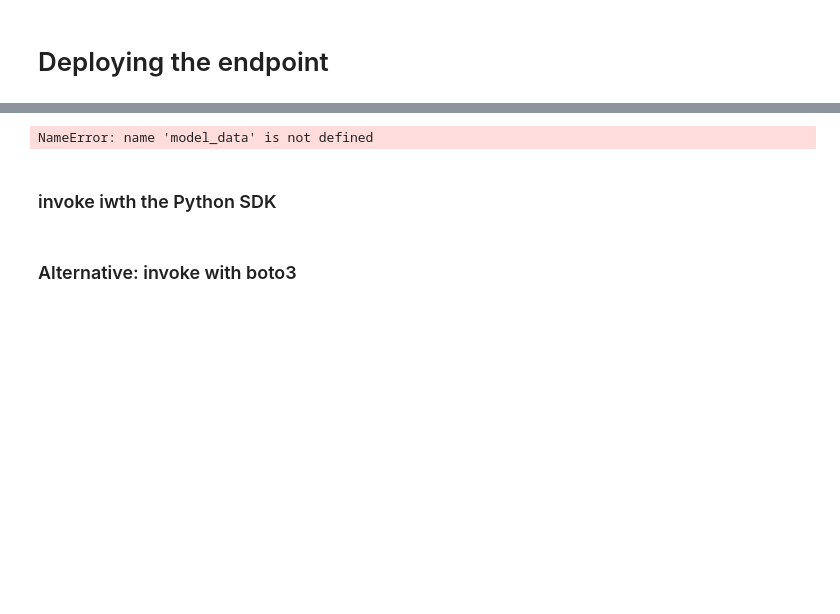
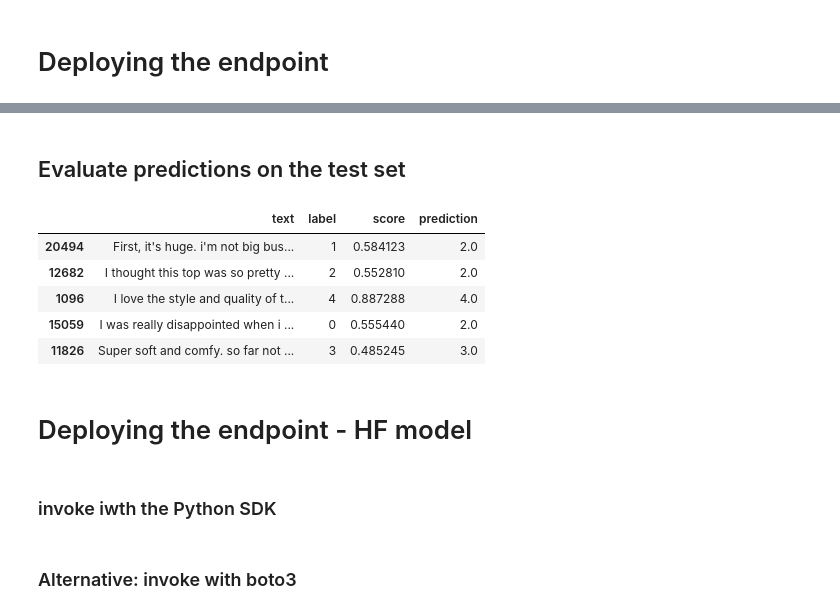
Before and after one commit to Amirosimani/nlp_on_sagemaker, a Jupyter notebook: finetuning_huggingface.ipynb, the cells around one changed output, grey strips where cells are left out. Cells and saved outputs as stored; diff of their text form; code cells hidden in the pictures; blank space fills up the shorter version.

Commit message:
endpoint deployed and tested

```diff
--- a/finetuning_huggingface.ipynb
+++ b/finetuning_huggingface.ipynb
@@ -295,14 +301,45 @@ huggingface_estimator.
+# %% [markdown]
+## Evaluate predictions on the test set
+# %%
+payload = {"inputs": test['text'].tolist()}
+# %%
+pred_list = []
+for idx, row in test.iterrows():
+    payload = {"inputs": row['text']}
+    pred = predictor.predict(payload)[0]
+
+    # rename label to prediction
+    pred['prediction'] = pred.pop('label')
+    # convert prediction value to int
+    pred['prediction'] = int(pred['prediction'].replace('LABEL_', ''))
+    pred_list.append(pred)
+# %%
+test['prediction'] = pred_list
+# %%
+df_test = pd.concat([test.drop(['prediction'], axis=1), test['prediction'].apply(pd.Series)], axis=1)
+# %%
+df_test.head()
+# %% [output]
+|  | text | label | score | prediction |
+| 20494 | First, it's huge. i'm not big bus... | 1 | 0.584123 | 2.0 |
+| 12682 | I thought this top was so pretty ... | 2 | 0.552810 | 2.0 |
+| 1096 | I love the style and quality of t... | 4 | 0.887288 | 4.0 |
+| 15059 | I was really disappointed when i ... | 0 | 0.555440 | 2.0 |
+| 11826 | Super soft and comfy. so far not ... | 3 | 0.485245 | 3.0 |
+# %% [markdown]
+# Deploying the endpoint - HF model
 # %%
+model_name = 'huggingface-finetune'
+
 # create Hugging Face Model Class
 huggingface_model = HuggingFaceModel(
-   model_data=model_data, # S3 path to your trained sagemaker model
+   model_data=huggingface_estimator.model_data, # S3 path to your trained sagemaker model
    role=role, # IAM role with permissions to create an Endpoint
     transformers_version='4.6',
     tensorflow_version='2.4',
     py_version='py37',
+    name=model_name
 )
-# %% [output]
-NameError: name 'model_data' is not defined
 # %%
 # deploy model to SageMaker Inference
 predictor = huggingface_model.deploy(
```
Also changed, not shown: parts of 11 cells of this notebook, 2 other files.
